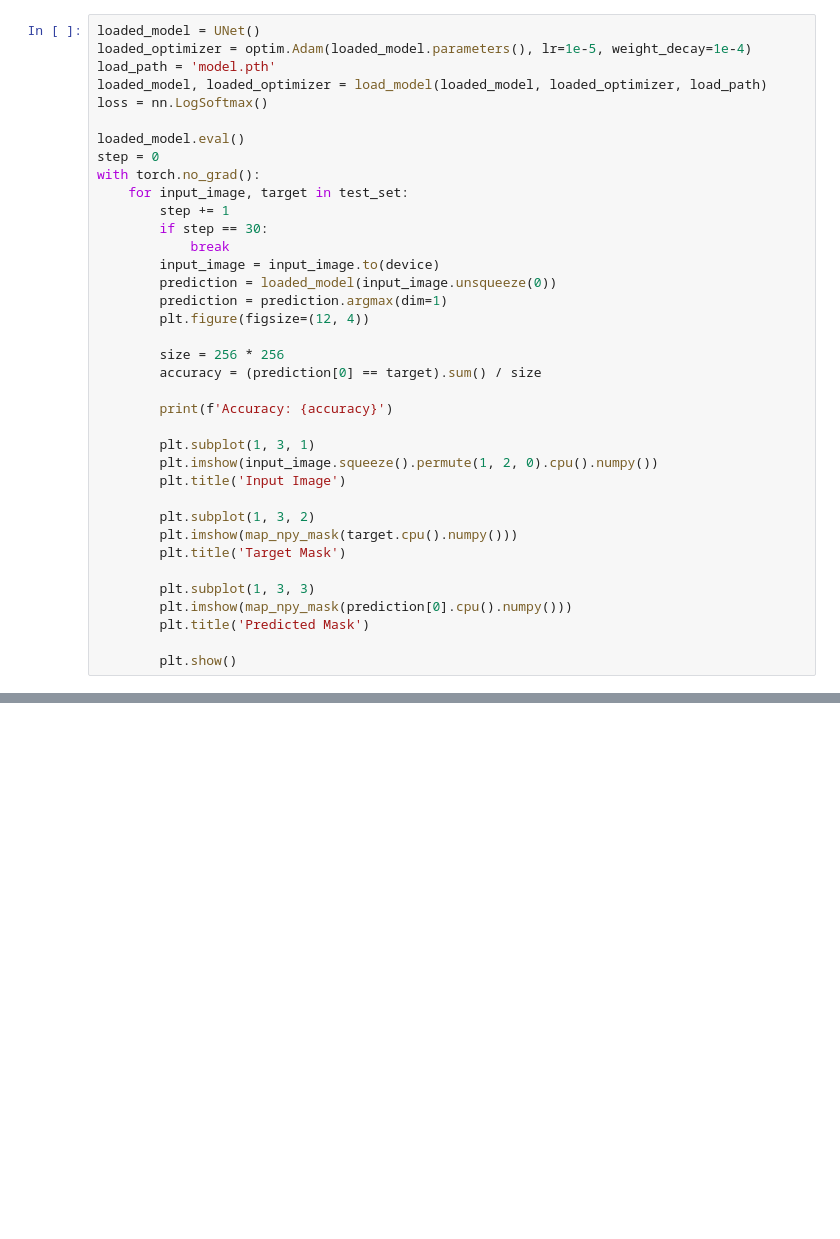
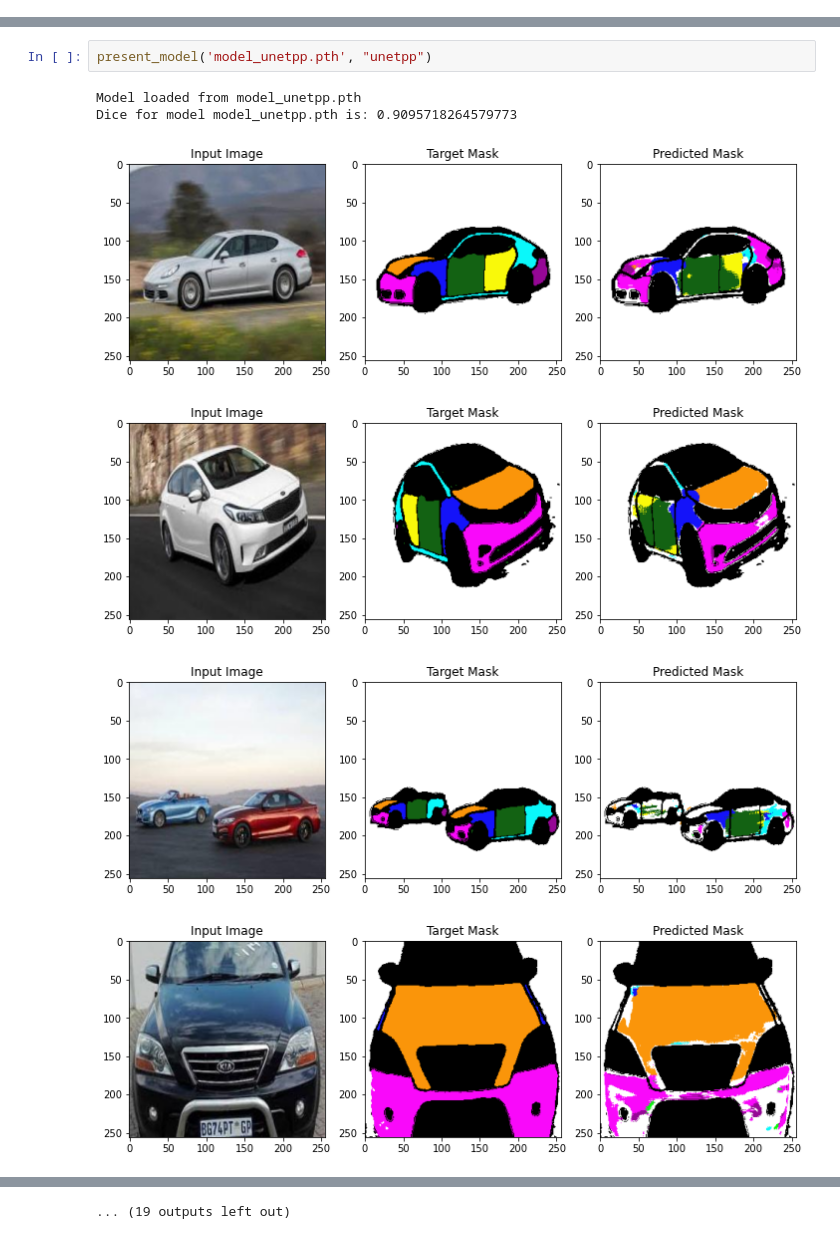
Before and after one commit to Toni751/Deep-Learning-Car-Segmentation, a Jupyter notebook: Car Image Segmentation - Project.ipynb, the cells around one changed output, grey strips where cells are left out. Cells and saved outputs as stored; diff of their text form; blank space fills up the shorter version.

```diff
--- a/Car Image Segmentation - Project.ipynb
+++ b/Car Image Segmentation - Project.ipynb
@@ -269,37 +17,0 @@ Started running car segmentation model.
-# %%
-loaded_model = UNet()
-loaded_optimizer = optim.Adam(loaded_model.parameters(), lr=1e-5, weight_decay=1e-4)
-load_path = 'model.pth'
-loaded_model, loaded_optimizer = load_model(loaded_model, loaded_optimizer, load_path)
-loss = nn.LogSoftmax()
-
-loaded_model.eval()
-step = 0
-with torch.no_grad():
-    for input_image, target in test_set:
-        step += 1
-        if step == 30:
-            break
-        input_image = input_image.to(device)
-        prediction = loaded_model(input_image.unsqueeze(0))
-        prediction = prediction.argmax(dim=1)
-        plt.figure(figsize=(12, 4))
-
-        size = 256 * 256
-        accuracy = (prediction[0] == target).sum() / size
-
-        print(f'Accuracy: {accuracy}')
-
-        plt.subplot(1, 3, 1)
-        plt.imshow(input_image.squeeze().permute(1, 2, 0).cpu().numpy())
-        plt.title('Input Image')
-
-        plt.subplot(1, 3, 2)
-        plt.imshow(map_npy_mask(target.cpu().numpy()))
-        plt.title('Target Mask')
-
-        plt.subplot(1, 3, 3)
-        plt.imshow(map_npy_mask(prediction[0].cpu().numpy()))
-        plt.title('Predicted Mask')
-
-        plt.show()
@@ -435,0 +616,9 @@ if __name__ == "__main__":
+# %%
+present_model('model_unetpp.pth', "unetpp")
+# %% [output]
+Model loaded from model_unetpp.pth
+Dice for model model_unetpp.pth is: 0.9095718264579773
+[figure, added]
+[figure, added]
+[figure, added]
+[figure, added]
@@ -435,0 +632 @@ if __name__ == "__main__":
+... (19 outputs left out)
```
Also changed, not shown: parts of 23 cells of this notebook, 4 other files.
